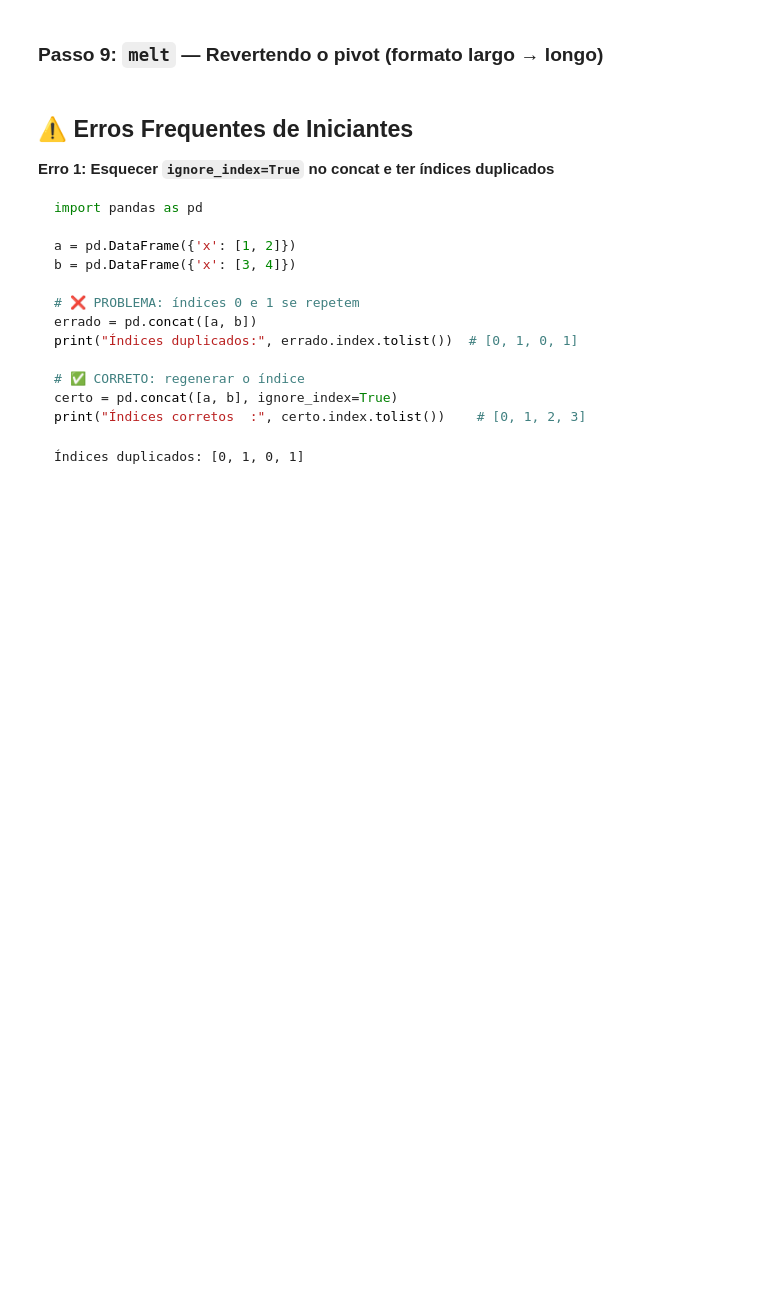
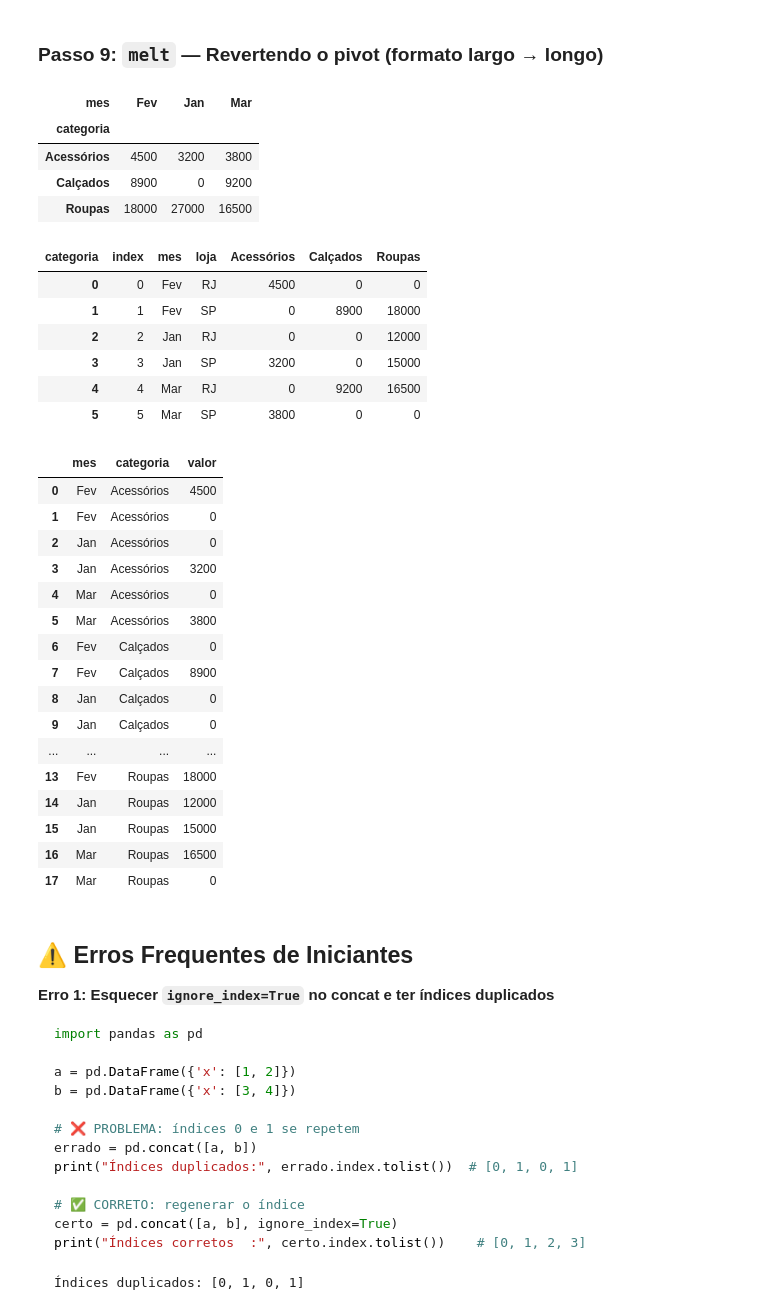
Before and after one commit to Santbr1983/TecProgPyhton, a Jupyter notebook: PandasII.ipynb, the cells around one changed output. Drawn from its saved outputs; the diff is of its cells as text; code cells hidden in the pictures; blank space fills up the shorter version.

```diff
--- a/PandasII.ipynb
+++ b/PandasII.ipynb
@@ -568,10 +568,64 @@ Os parâmetros principais:
 ### Passo 9: `melt` — Revertendo o pivot (formato largo → longo)
 # %%
 # Vamos usar a tabela pivot criada acima e reverter para o formato longo
+'''
+tabela_pivot = pd.pivot_table(
+    dados_vendas,
+    values='vendas',
+    index='categoria',
+    columns='mes',
+    aggfunc='sum',
+    fill_value=0
+)
+'''
+
+display(tabela_pivot)
+
 # Primeiro, resetamos o índice para que 'mes' vire uma coluna normal
 
+tabela_pivot_nindex = tabela_pivot2.reset_index()
+display(tabela_pivot_nindex)
 
 # melt: converte colunas em linhas
+
+tabela_melt = pd.melt(
+    tabela_pivot_nindex,
+    id_vars='mes', #colunas que ficam fsixas (irão virar linhas)
+    value_vars=['Acessórios', 'Calçados', 'Roupas'], #colunas que viram linhas
+    var_name='categoria', #nome da nova coluna que vai conter os nomes das categorias
+    value_name='valor' #nome da nova coluna que conterá o valor
+)
+display(tabela_melt)
+# %% [output]
+| mes | Fev | Jan | Mar |
+| categoria |  |  |  |
+| Acessórios | 4500 | 3200 | 3800 |
+| Calçados | 8900 | 0 | 9200 |
+| Roupas | 18000 | 27000 | 16500 |
+| categoria | index | mes | loja | Acessórios | Calçados | Roupas |
+| 0 | 0 | Fev | RJ | 4500 | 0 | 0 |
+| 1 | 1 | Fev | SP | 0 | 8900 | 18000 |
+| 2 | 2 | Jan | RJ | 0 | 0 | 12000 |
+| 3 | 3 | Jan | SP | 3200 | 0 | 15000 |
+| 4 | 4 | Mar | RJ | 0 | 9200 | 16500 |
+| 5 | 5 | Mar | SP | 3800 | 0 | 0 |
+|  | mes | categoria | valor |
+| 0 | Fev | Acessórios | 4500 |
+| 1 | Fev | Acessórios | 0 |
+| 2 | Jan | Acessórios | 0 |
+| 3 | Jan | Acessórios | 3200 |
+| 4 | Mar | Acessórios | 0 |
+| 5 | Mar | Acessórios | 3800 |
+| 6 | Fev | Calçados | 0 |
+| 7 | Fev | Calçados | 8900 |
+| 8 | Jan | Calçados | 0 |
+| 9 | Jan | Calçados | 0 |
+| ... | ... | ... | ... |
+| 13 | Fev | Roupas | 18000 |
+| 14 | Jan | Roupas | 12000 |
+| 15 | Jan | Roupas | 15000 |
+| 16 | Mar | Roupas | 16500 |
+| 17 | Mar | Roupas | 0 |
 # %% [markdown]
 ## ⚠️ Erros Frequentes de Iniciantes
 
```
Also changed, not shown: 3 other files.
